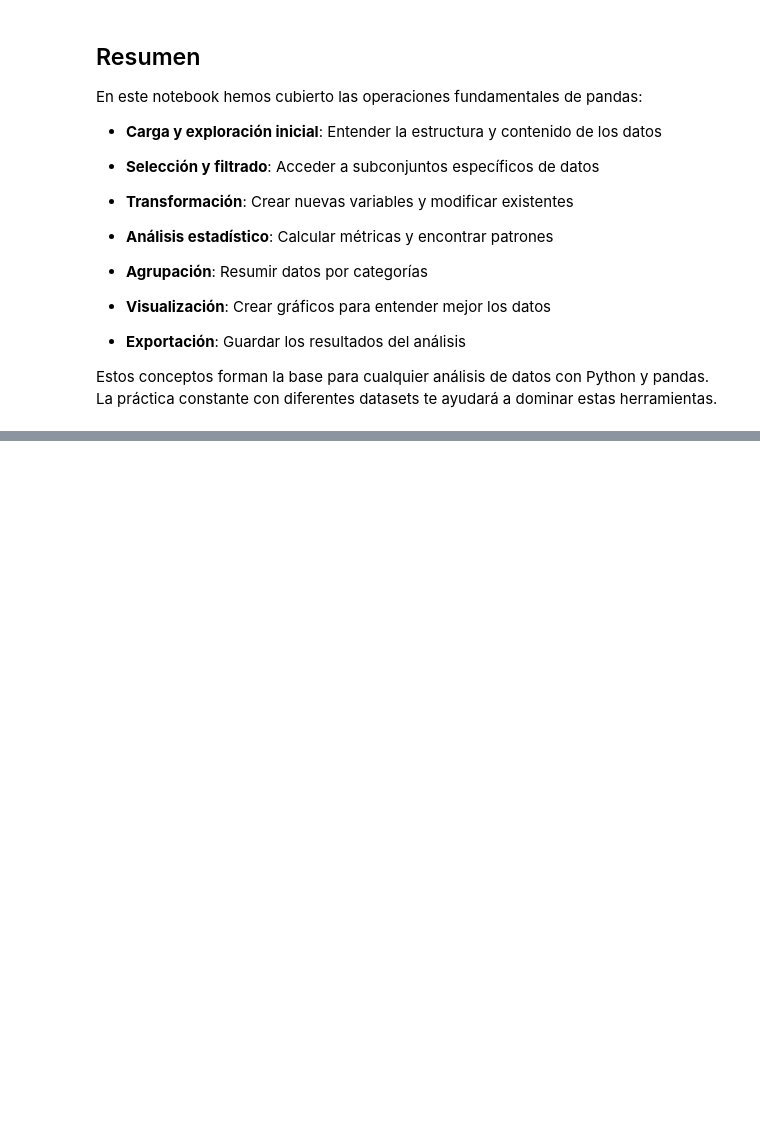
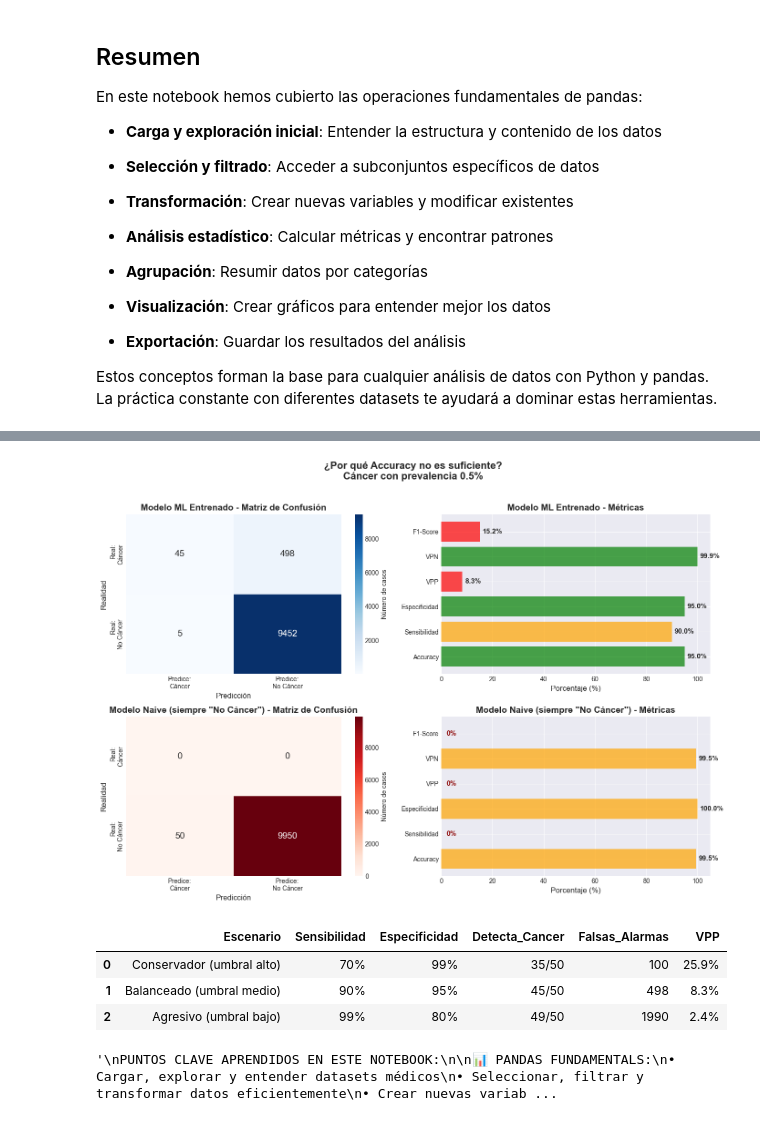
Before and after one commit to marcpalo1999/MIA_sanidad, a Jupyter notebook: 2_1_introduccion_pandas.ipynb, the cells around one changed output, grey strips where cells are left out. Drawn from its saved outputs; the diff is of its cells as text; code cells hidden in the pictures; blank space fills up the shorter version.

```diff
--- a/2_1_introduccion_pandas.ipynb
+++ b/2_1_introduccion_pandas.ipynb
@@ -942,0 +1108,78 @@ Name: proportion, dtype: float64
+# %%
+# Generate and display the cancer screening example
+result_text, cm, metrics = create_cancer_screening_example()
+# %% [output]
+[figure, added]
+# %%
+# Show threshold comparison
+def compare_thresholds():
+    """Show how different thresholds affect metrics"""
+    scenarios = [
+        ("Conservador (umbral alto)", 0.70, 0.99),
+        ("Balanceado (umbral medio)", 0.90, 0.95),
+        ("Agresivo (umbral bajo)", 0.99, 0.80)
+    ]
+
+    results = []
+    for name, sens, spec in scenarios:
+        tp = int(50 * sens)
+        fn = 50 - tp
+        tn = int(9950 * spec)
+        fp = 9950 - tn
+
+        acc = (tp + tn) / 10000
+        ppv = tp / (tp + fp) if (tp + fp) > 0 else 0
+
+        results.append({
+            'Escenario': name,
+            'Sensibilidad': f"{sens*100:.0f}%",
+            'Especificidad': f"{spec*100:.0f}%",
+            'Detecta_Cancer': f"{tp}/50",
+            'Falsas_Alarmas': fp,
+            'VPP': f"{ppv*100:.1f}%"
+        })
+
+    return pd.DataFrame(results)
+
+compare_thresholds()
+# %% [output]
+|  | Escenario | Sensibilidad | Especificidad | Detecta_Cancer | Falsas_Alarmas | VPP |
+| 0 | Conservador (umbral alto) | 70% | 99% | 35/50 | 100 | 25.9% |
+| 1 | Balanceado (umbral medio) | 90% | 95% | 45/50 | 498 | 8.3% |
+| 2 | Agresivo (umbral bajo) | 99% | 80% | 49/50 | 1990 | 2.4% |
+# %%
+# Key takeaways for students
+takeaways = """
+PUNTOS CLAVE APRENDIDOS EN ESTE NOTEBOOK:
+
+📊 PANDAS FUNDAMENTALS:
+• Cargar, explorar y entender datasets médicos
+• Seleccionar, filtrar y transformar datos eficientemente
+• Crear nuevas variables y categorías
+• Manejar valores nulos apropiadamente
+• Agrupar y resumir información por categorías
+• Visualizar patrones en los datos
+• Exportar resultados para uso posterior
+
+🏥 APLICACIÓN MÉDICA:
+• Análisis de factores de riesgo cardiovascular
+• Categorización de pacientes por variables clínicas
+• Identificación de patrones en datos de salud
+• Creación de índices de riesgo personalizados
+
+📈 MÉTRICAS Y EVALUACIÓN:
+• Por qué accuracy puede ser engañoso
+• Importancia de sensibilidad vs especificidad
+• Valor predictivo positivo en screening
+• Impacto clínico de falsos positivos/negativos
+
+🔧 PRÓXIMOS PASOS:
+• Practicar con otros datasets médicos
+• Explorar visualizaciones más avanzadas
+• Aprender técnicas de machine learning
+• Desarrollar dashboards interactivos
+"""
+
+takeaways
+# %% [output]
+'\nPUNTOS CLAVE APRENDIDOS EN ESTE NOTEBOOK:\n\n📊 PANDAS FUNDAMENTALS:\n• Cargar, explorar y entender datasets médicos\n• Seleccionar, filtrar y transformar datos eficientemente\n• Crear nuevas variab ...
```
Also changed, not shown: parts of 114 cells of this notebook, 1 other file.
